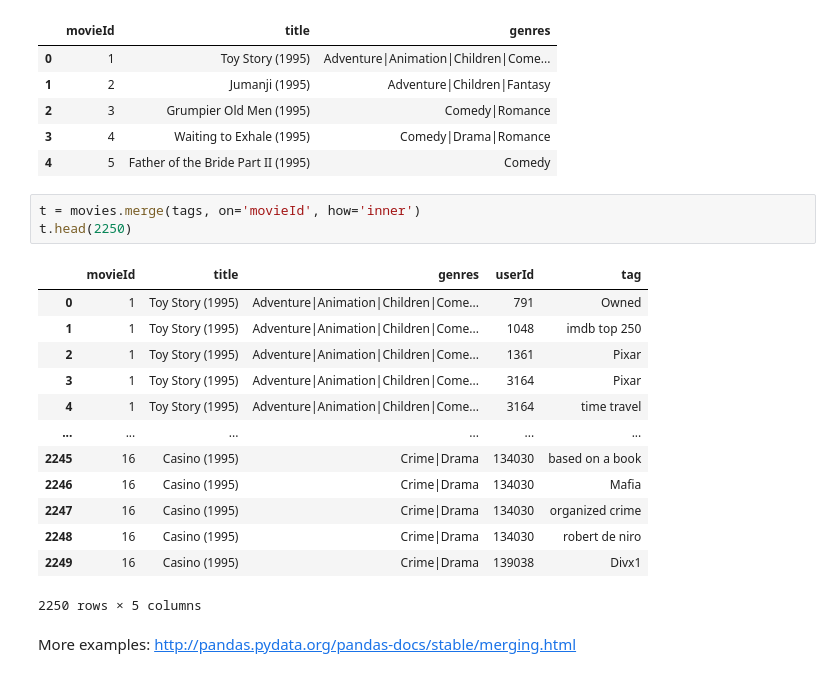
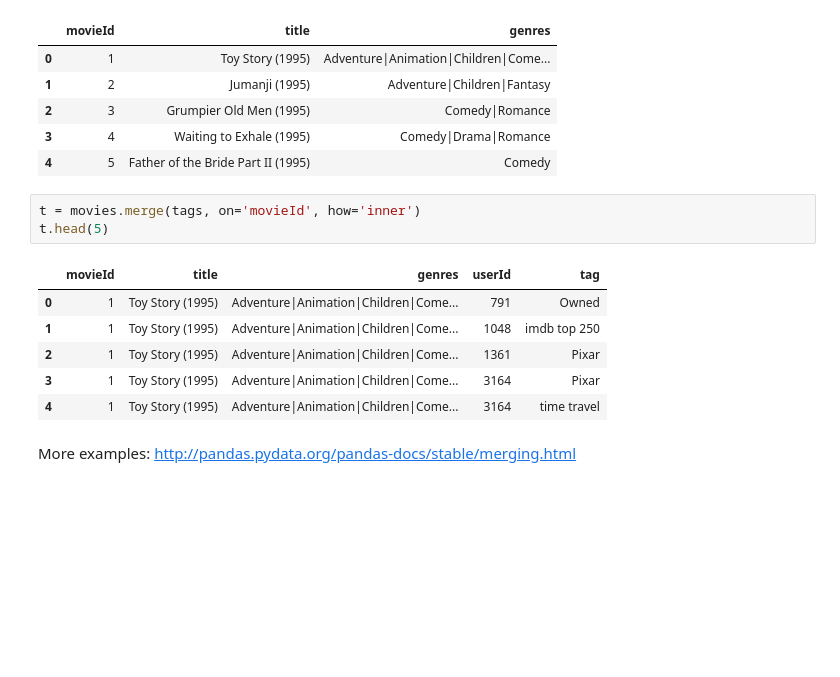
Before and after one commit to AkanchhaChoudhary/UCSanDiegoX-s-Data-Science-MicroMasters, a Jupyter notebook: Python_for_Data_Science/week-4/Introduction to Pandas.ipynb, the cells around one changed output. Drawn from its saved outputs; the diff is of its cells as text; blank space fills up the shorter version.

```diff
--- a/Python_for_Data_Science/week-4/Introduction to Pandas.ipynb
+++ b/Python_for_Data_Science/week-4/Introduction to Pandas.ipynb
@@ -844,21 +852,14 @@ movies.head()
 | 4 | 5 | Father of the Bride Part II (1995) | Comedy |
 # %%
 t = movies.merge(tags, on='movieId', how='inner')
-t.head(2250)
+t.head(5)
 # %% [output]
 |  | movieId | title | genres | userId | tag |
 | 0 | 1 | Toy Story (1995) | Adventure|Animation|Children|Come... | 791 | Owned |
 | 1 | 1 | Toy Story (1995) | Adventure|Animation|Children|Come... | 1048 | imdb top 250 |
 | 2 | 1 | Toy Story (1995) | Adventure|Animation|Children|Come... | 1361 | Pixar |
 | 3 | 1 | Toy Story (1995) | Adventure|Animation|Children|Come... | 3164 | Pixar |
 | 4 | 1 | Toy Story (1995) | Adventure|Animation|Children|Come... | 3164 | time travel |
-| ... | ... | ... | ... | ... | ... |
-| 2245 | 16 | Casino (1995) | Crime|Drama | 134030 | based on a book |
-| 2246 | 16 | Casino (1995) | Crime|Drama | 134030 | Mafia |
-| 2247 | 16 | Casino (1995) | Crime|Drama | 134030 | organized crime |
-| 2248 | 16 | Casino (1995) | Crime|Drama | 134030 | robert de niro |
-| 2249 | 16 | Casino (1995) | Crime|Drama | 139038 | Divx1 |
-2250 rows × 5 columns
 # %% [markdown]
 More examples: http://pandas.pydata.org/pandas-docs/stable/merging.html
 # %% [markdown]
```
Also changed, not shown: parts of 10 cells of this notebook.
